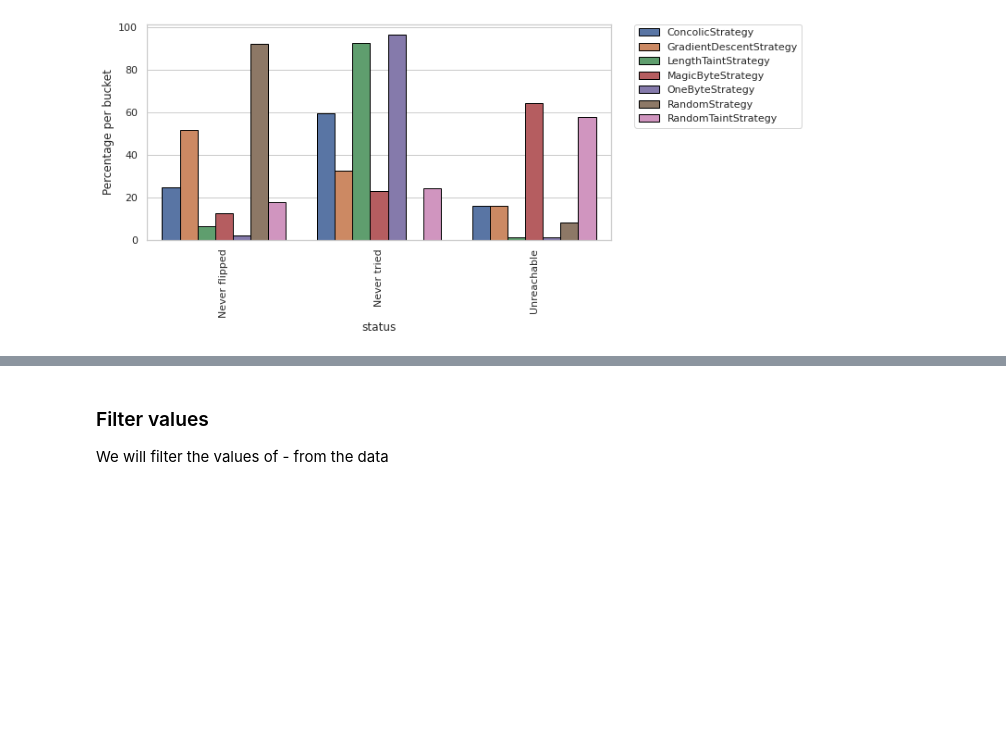
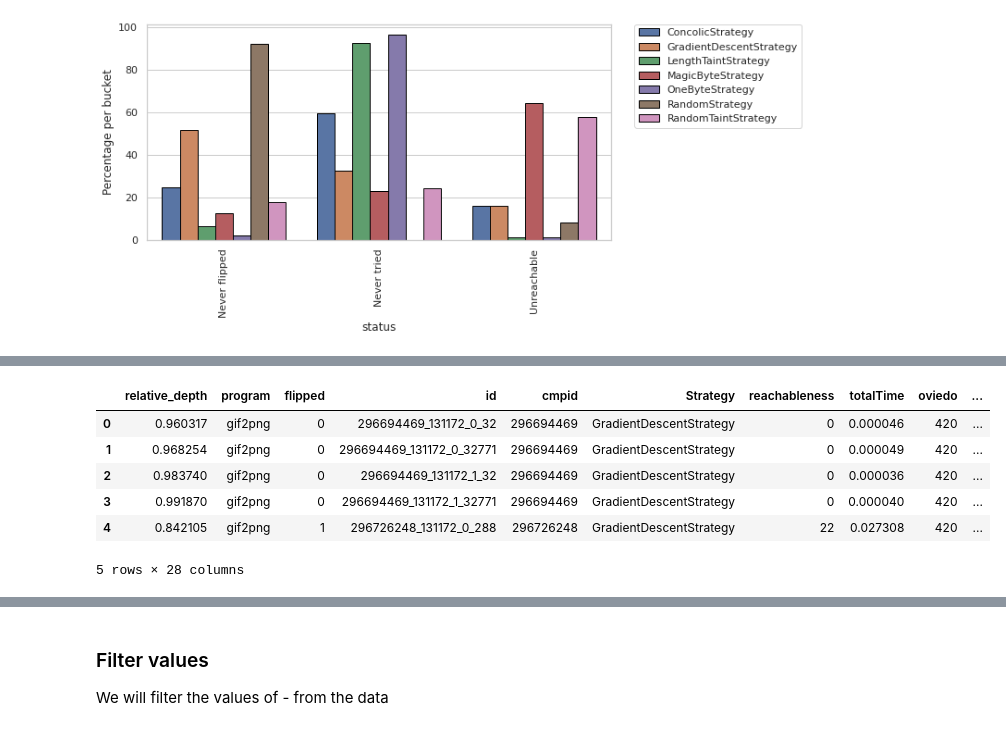
Before and after one commit to Dhayalanb/MotivationThesis, a Jupyter notebook: analysis/fuzz_checker.ipynb, the cells around one changed output, grey strips where cells are left out. Drawn from its saved outputs; the diff is of its cells as text; code cells hidden in the pictures; blank space fills up the shorter version.

```diff
--- a/analysis/fuzz_checker.ipynb
+++ b/analysis/fuzz_checker.ipynb
@@ -275,0 +302,10 @@ pd.DataFrame(table_df)
+# %%
+result_combined_data.head()
+# %% [output]
+|  | relative_depth | program | flipped | id | cmpid | Strategy | reachableness | totalTime | oviedo | ... |
+| 0 | 0.960317 | gif2png | 0 | 296694469_131172_0_32 | 296694469 | GradientDescentStrategy | 0 | 0.000046 | 420 | ... |
+| 1 | 0.968254 | gif2png | 0 | 296694469_131172_0_32771 | 296694469 | GradientDescentStrategy | 0 | 0.000049 | 420 | ... |
+| 2 | 0.983740 | gif2png | 0 | 296694469_131172_1_32 | 296694469 | GradientDescentStrategy | 0 | 0.000036 | 420 | ... |
+| 3 | 0.991870 | gif2png | 0 | 296694469_131172_1_32771 | 296694469 | GradientDescentStrategy | 0 | 0.000040 | 420 | ... |
+| 4 | 0.842105 | gif2png | 1 | 296726248_131172_0_288 | 296726248 | GradientDescentStrategy | 22 | 0.027308 | 420 | ... |
+5 rows × 28 columns
```
Also changed, not shown: parts of 22 cells of this notebook.
